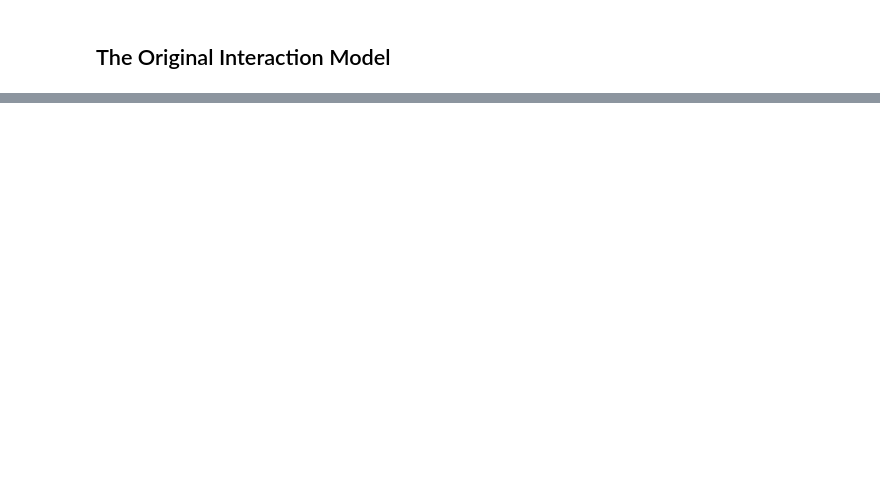
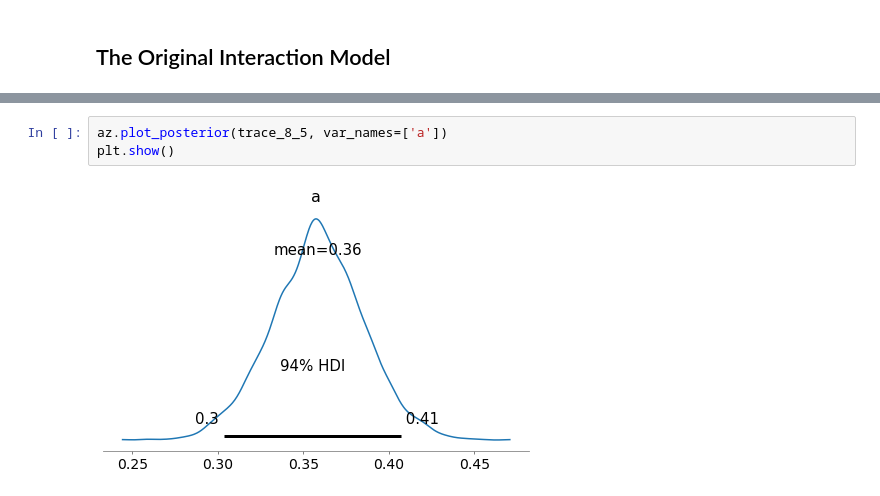
Before and after one commit to somnath1077/statistical_rethinking, a Jupyter notebook: code/ch08/nb03_selected_exercises.ipynb, the cells around one changed output, grey strips where cells are left out. Saved outputs shown, nothing was run; the diff lists cells and outputs as text; blank space fills up the shorter version.

```diff
--- a/code/ch08/nb03_selected_exercises.ipynb
+++ b/code/ch08/nb03_selected_exercises.ipynb
@@ -157,0 +159,5 @@ Sampling 4 chains for 1_000 tune and 1_000 draw iterations (4_000 + 4_000 draws
+# %%
+az.plot_posterior(trace_8_5, var_names=['a'])
+plt.show()
+# %% [output]
+[figure, added]
```
Also changed, not shown: parts of 11 cells of this notebook.
